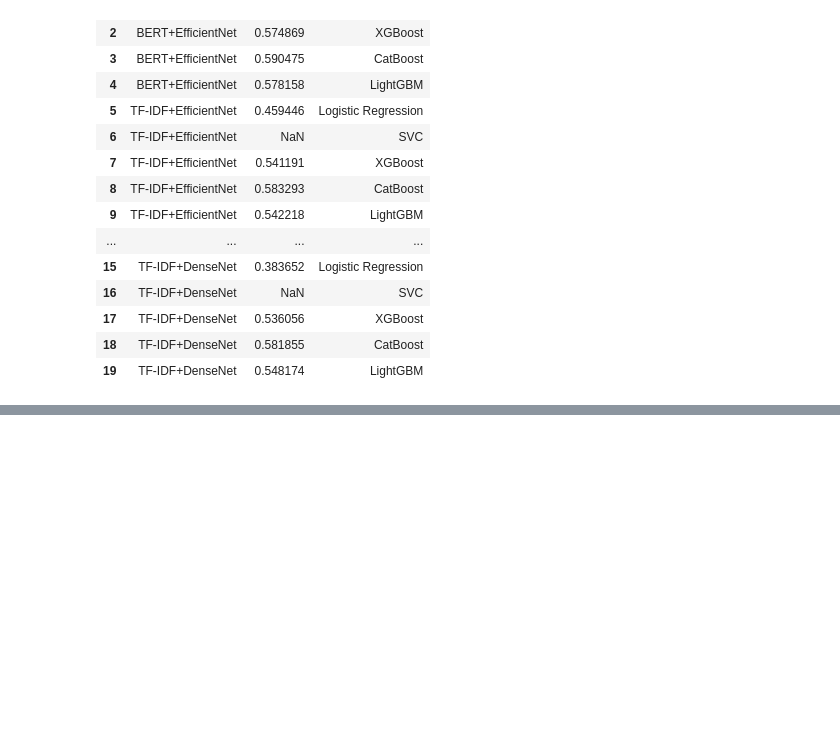
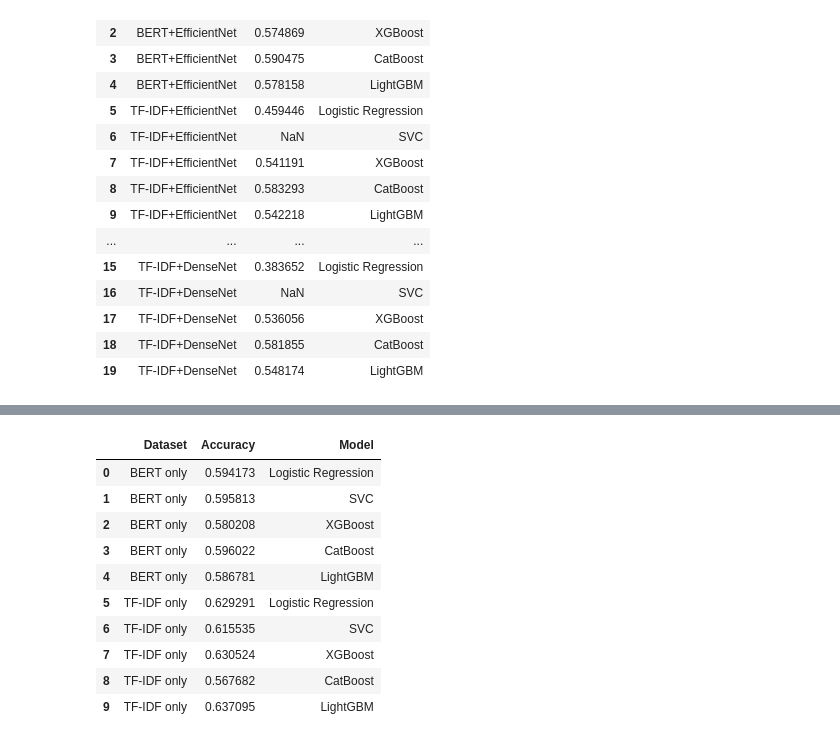
Before and after one commit to Prashant-Tiwari26/Multimodal-Sentiment-Analysis-using-Text-and-Images, a Jupyter notebook: Notebooks/initial_multimodal.ipynb, the cells around one changed output, grey strips where cells are left out. Drawn from its saved outputs; the diff is of its cells as text; code cells hidden in the pictures; blank space fills up the shorter version.

```diff
--- a/Notebooks/initial_multimodal.ipynb
+++ b/Notebooks/initial_multimodal.ipynb
@@ -502,0 +510,34 @@ df.to_csv("../Data/Performance/01_inital_multimodal.csv", index=False)
+# %%
+text_only_df = pd.DataFrame(columns=['Dataset', 'Accuracy', 'Model'])
+for i in range(10):
+    if i < 5:
+        text_only_df.loc[i, 'Dataset'] = 'BERT only'
+        text_only_df.loc[i, 'Accuracy'] = cv_bert_only[i]
+    elif i < 10:
+        text_only_df.loc[i, 'Dataset'] = 'TF-IDF only'
+        text_only_df.loc[i, 'Accuracy'] = cv_tfidf_only[i-5]
+
+    if i % 5 == 0:
+        text_only_df.loc[i, 'Model'] = 'Logistic Regression'
+    if i % 5 == 1:
+        text_only_df.loc[i, 'Model'] = 'SVC'
+    if i % 5 == 2:
+        text_only_df.loc[i, 'Model'] = 'XGBoost'
+    if i % 5 == 3:
+        text_only_df.loc[i, 'Model'] = 'CatBoost'
+    if i % 5 == 4:
+        text_only_df.loc[i, 'Model'] = 'LightGBM'
+
+text_only_df
+# %% [output]
+|  | Dataset | Accuracy | Model |
+| 0 | BERT only | 0.594173 | Logistic Regression |
+| 1 | BERT only | 0.595813 | SVC |
+| 2 | BERT only | 0.580208 | XGBoost |
+| 3 | BERT only | 0.596022 | CatBoost |
+| 4 | BERT only | 0.586781 | LightGBM |
+| 5 | TF-IDF only | 0.629291 | Logistic Regression |
+| 6 | TF-IDF only | 0.615535 | SVC |
+| 7 | TF-IDF only | 0.630524 | XGBoost |
+| 8 | TF-IDF only | 0.567682 | CatBoost |
+| 9 | TF-IDF only | 0.637095 | LightGBM |
```
Also changed, not shown: parts of 6 cells of this notebook, 1 other file.
